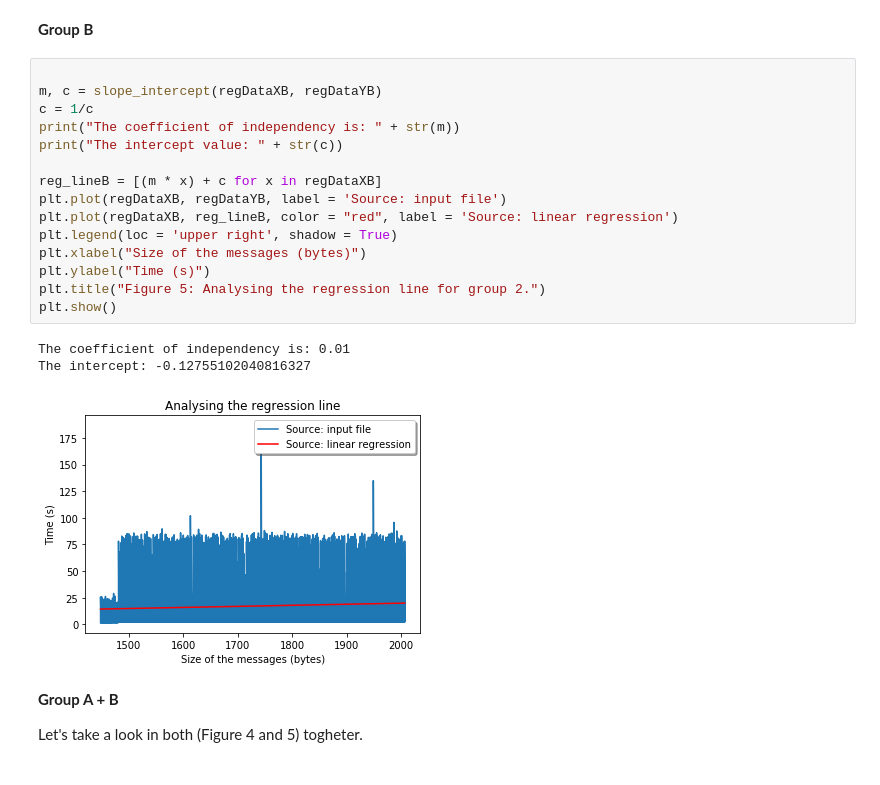
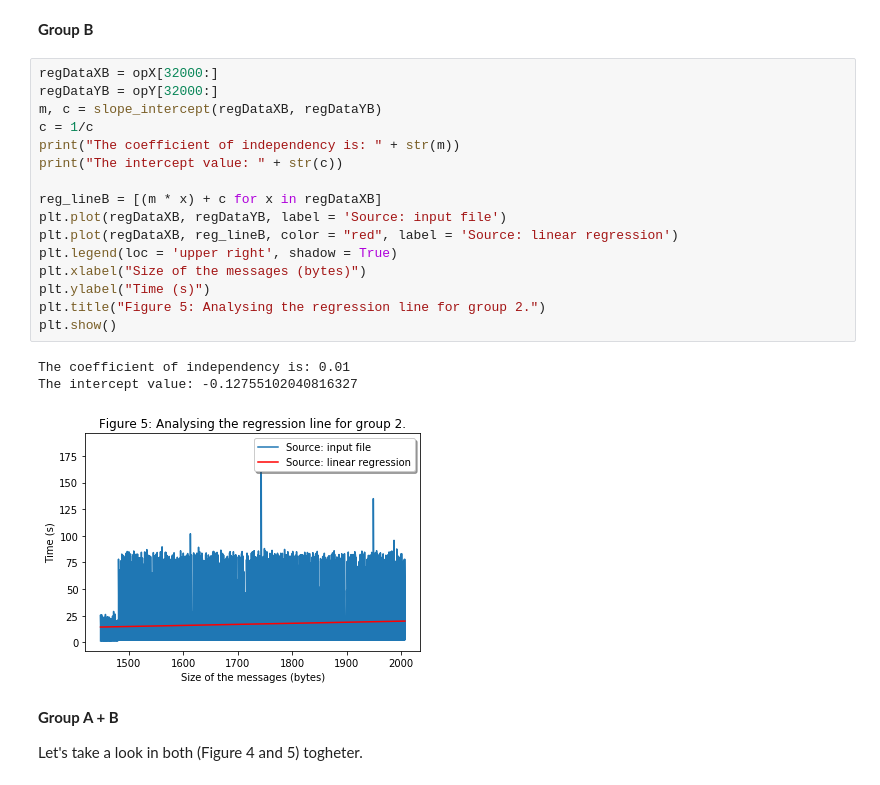
Before and after one commit to andersonandrei/uga-smpe, a Jupyter notebook: module3/project/networkEstimationProject.ipynb, the cells around one changed output. Drawn from its saved outputs; the diff is of its cells as text.

```diff
--- a/module3/project/networkEstimationProject.ipynb
+++ b/module3/project/networkEstimationProject.ipynb
@@ -183,24 +185,25 @@ The intercept: 0.2849002849002849
 # %% [markdown]
 **Group B**
 # %%
-
+regDataXB = opX[32000:]
+regDataYB = opY[32000:]
 m, c = slope_intercept(regDataXB, regDataYB)
 c = 1/c
 print("The coefficient of independency is: " + str(m))
 print("The intercept value: " + str(c))
 
 reg_lineB = [(m * x) + c for x in regDataXB]
 plt.plot(regDataXB, regDataYB, label = 'Source: input file')
 plt.plot(regDataXB, reg_lineB, color = "red", label = 'Source: linear regression')
 plt.legend(loc = 'upper right', shadow = True)
 plt.xlabel("Size of the messages (bytes)")
 plt.ylabel("Time (s)")
 plt.title("Figure 5: Analysing the regression line for group 2.")
 plt.show()
 # %% [output]
 The coefficient of independency is: 0.01
-The intercept: -0.12755102040816327
+The intercept value: -0.12755102040816327
-[figure, old version]
+[figure, new version]
 # %% [markdown]
 **Group A + B**
 
```
Also changed, not shown: parts of 3 cells of this notebook.
